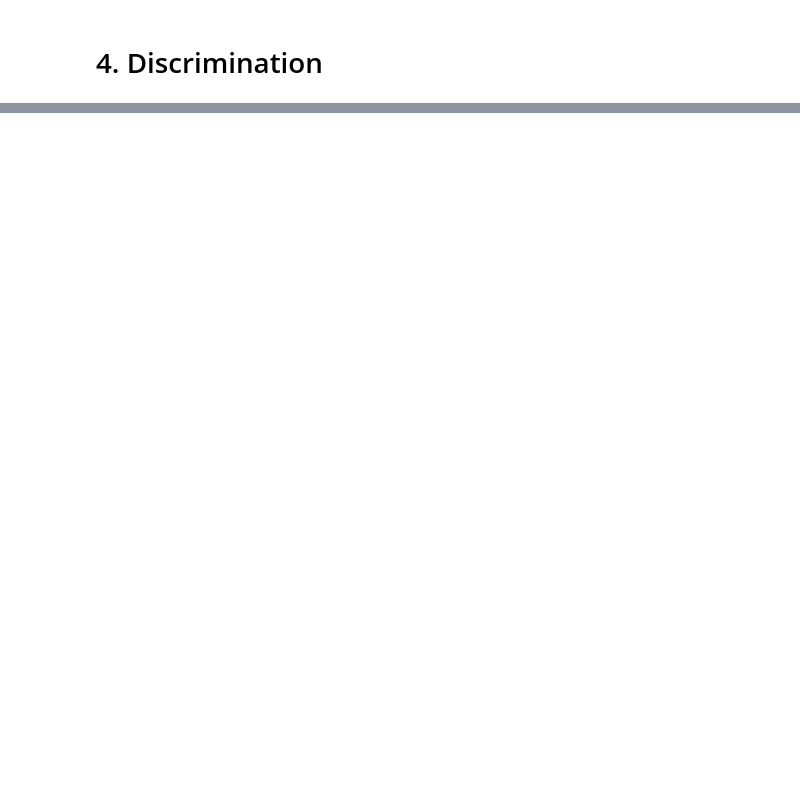
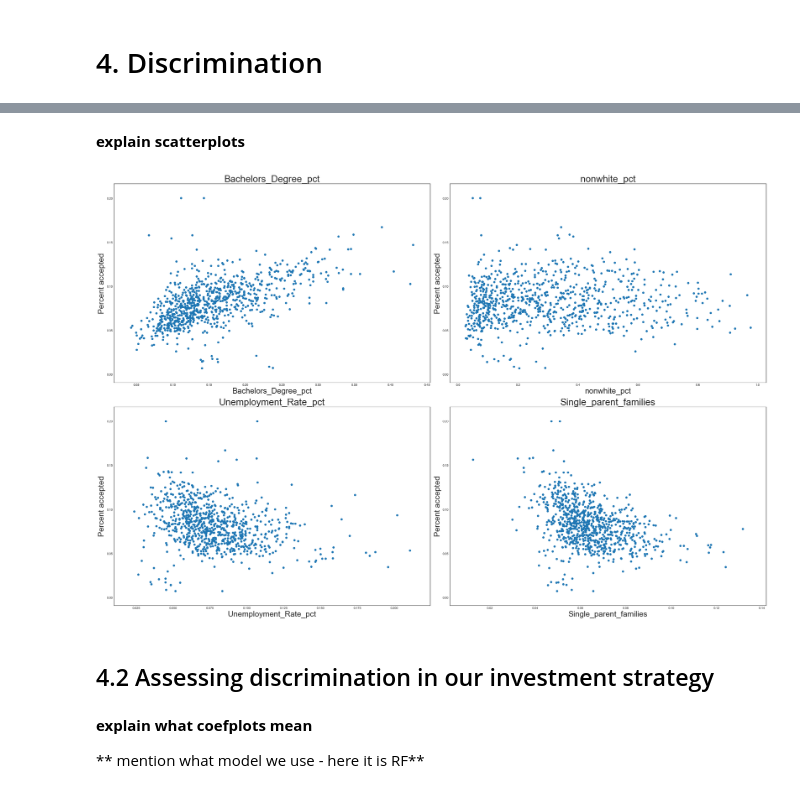
Before and after one commit to bhavenp/209A-FinalProject, a Jupyter notebook: final_website/4. Discrimination.ipynb, the cells around one changed output, grey strips where cells are left out. Drawn from its saved outputs; the diff is of its cells as text; code cells hidden in the pictures; blank space fills up the shorter version.

```diff
--- a/final_website/4. Discrimination.ipynb
+++ b/final_website/4. Discrimination.ipynb
@@ -78,0 +113,21 @@ len(dat.columns)
+# %% [markdown]
+**explain scatterplots**
+# %%
+x_cols = ['Bachelors_Degree_pct','nonwhite_pct','Unemployment_Rate_pct', 'Single_parent_families']
+fig = plt.figure(figsize=(30,20));
+for i, col in enumerate(x_cols):
+    ax = plt.subplot(2,2,i+1)
+    ax.scatter(lc_census_merged14[col], lc_census_merged14['pct_accepted'])
+    ax.set_ylabel('Percent accepted', fontsize=25)
+    ax.set_xlabel(col, fontsize=25)
+    ax.set_title(col, fontsize=30)
+
+plt.tight_layout()
+# %% [output]
+[figure, added]
+# %% [markdown]
+## 4.2 Assessing discrimination in our investment strategy
+# %% [markdown]
+**explain what coefplots mean**
+
+** mention what model we use - here it is RF**
```
Also changed, not shown: parts of 14 cells of this notebook, 2 other files.
